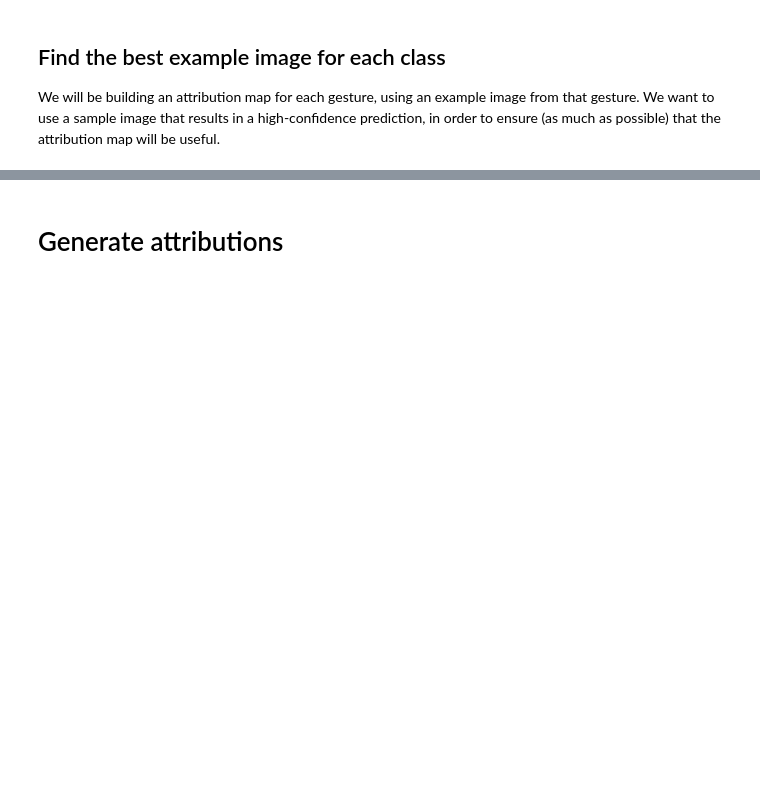
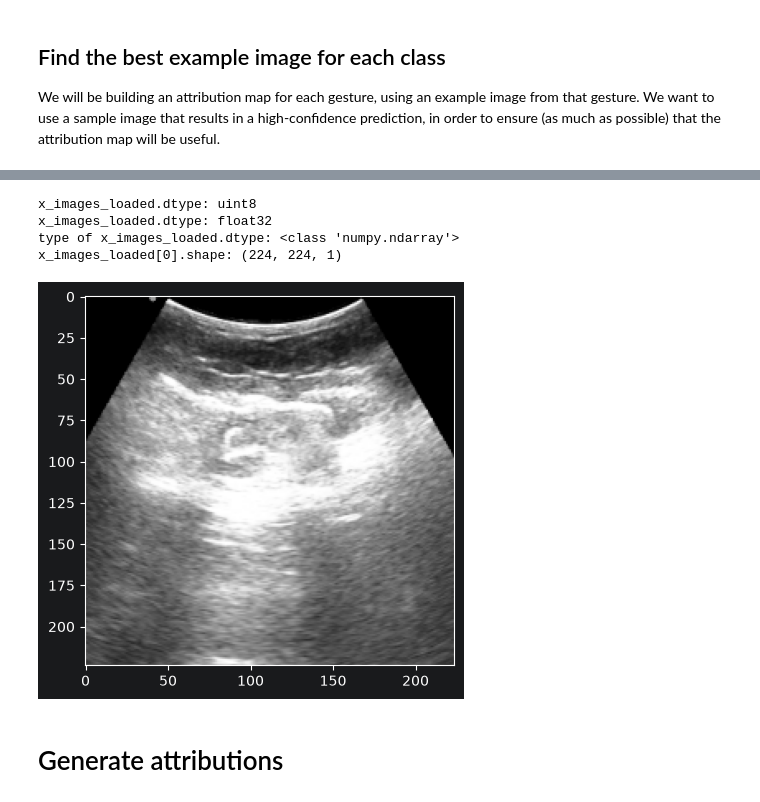
Before and after one commit to rickgladwin/Integrated-Decision-Gradients, a Jupyter notebook: IDG/example_ultrasound.ipynb, the cells around one changed output, grey strips where cells are left out. Saved outputs shown, nothing was run; the diff lists cells and outputs as text; code cells hidden in the pictures; blank space fills up the shorter version.

Commit message:
find images predicted with highest confidence for each class

```diff
--- a/IDG/example_ultrasound.ipynb
+++ b/IDG/example_ultrasound.ipynb
@@ -464,3 +490,78 @@ highest_probability_and_index_by_class: [{'class_id': 0, 'image_index': 2471, 'i
+# %%
+
+from pathlib import Path
+
+
+def fetch_and_save_example_image(class_id: int, data_root: str, subject_id: int, image_id: int, mode: str="perp", ) -> None:
+    # y_filename: str = "y_m_test.npy"
+    y_filename: str = "y_m_train.npy"
+    # X_filename: str = "X_m_test.npy"
+    X_filename: str = "X_m_train.npy"
+    ultrasound_data_folder_path: str = os.path.join(data_root, mode, f"Subject_{subject_id}")
+    gesture_class_filepath: str = os.path.join(ultrasound_data_folder_path, y_filename)
+    ultrasound_data_filepath: str = os.path.join(ultrasound_data_folder_path, X_filename)
+
+    # get class indices
+    y_classes_loaded: np.ndarray  = np.load(gesture_class_filepath)
+    y_classes_loaded: np.ndarray = y_classes_loaded.astype(np.int64).ravel()
+
+    # import and normalize image tensors
+    x_images_loaded = np.load(ultrasound_data_filepath)
+
+    if x_images_loaded.shape[-1] == 1:
+        x_img_cmap = "gray"
+    else:
+        x_img_cmap = None
+
+    save_img_folder_path: str = "img/class_exemplars/"
+    save_img_filename: str = f"ultrasound_exemplar_class_{class_id}_subject_{subject_id}_{mode}_image_{image_id}.png"
+    save_img_filepath: str = os.path.join(save_img_folder_path, save_img_filename)
+
+    # ensure filepath exists
+    Path(save_img_folder_path).mkdir(parents=True, exist_ok=True)
+
+    print(f"x_images_loaded.dtype: {x_images_loaded.dtype}")
+    # Ensure channel dim (N, H, W, 1)
+    if x_images_loaded.ndim  == 3: x_images_loaded  = x_images_loaded[..., np.newaxis]
+
+    x_images_loaded = tf.image.resize(tf.convert_to_tensor(x_images_loaded), (img_hw, img_hw)).numpy()
+    print(f"x_images_loaded.dtype: {x_images_loaded.dtype}")
+
+    # Normalize to [0,1]
+    if x_images_loaded.dtype != np.float32:
+        x_images_loaded = x_images_loaded.astype("float32")
+    maxv = max(float(x_images_loaded.max()), 1.0)
+    x_images_loaded /= maxv
+    print(f"type of x_images_loaded.dtype: {type(x_images_loaded)}")
+
+    print(f"image {image_id}:")
+    plt.imshow(x_images_loaded[0], cmap=x_img_cmap)
+    reshaped_image = x_images_loaded[0].squeeze(-1)
+    plt.imsave(save_img_filepath, reshaped_image, cmap=x_img_cmap)
+
+    print(f"x_images_loaded[0].shape: {x_images_loaded[0].shape}")
+    # expanded_img = x_images_loaded[0]
+
+ultrasound_data_root: str = "/Users/rickgladwin/Code/u_of_hull/dissertation/bimbraw_2025_dataset/data/"
+target_subject_id: int = 4
+target_mode: str = "perp"
+target_class_id: int = 5
+
+fetch_and_save_example_image(
+    class_id=target_class_id,
+    data_root=ultrasound_data_root,
+    subject_id=target_subject_id,
+    mode=target_mode,
+    image_id=200,
+)
+
+for image_index in [x["image_index"] for x in highest_probability_and_index_by_class]:
+# %% [output]
+x_images_loaded.dtype: uint8
+x_images_loaded.dtype: float32
+type of x_images_loaded.dtype: <class 'numpy.ndarray'>
+x_images_loaded[0].shape: (224, 224, 1)
+[figure, added]
 # %% [markdown]
 <h1>Generate attributions</h1>
 # %%
```
Also changed, not shown: parts of 2 cells of this notebook, 1 other file.
